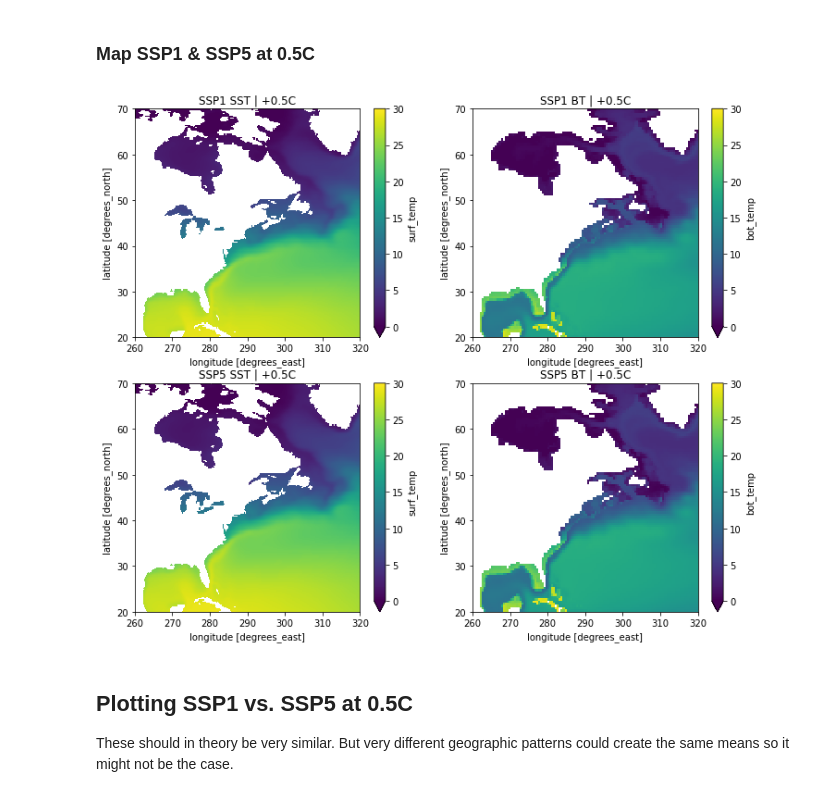
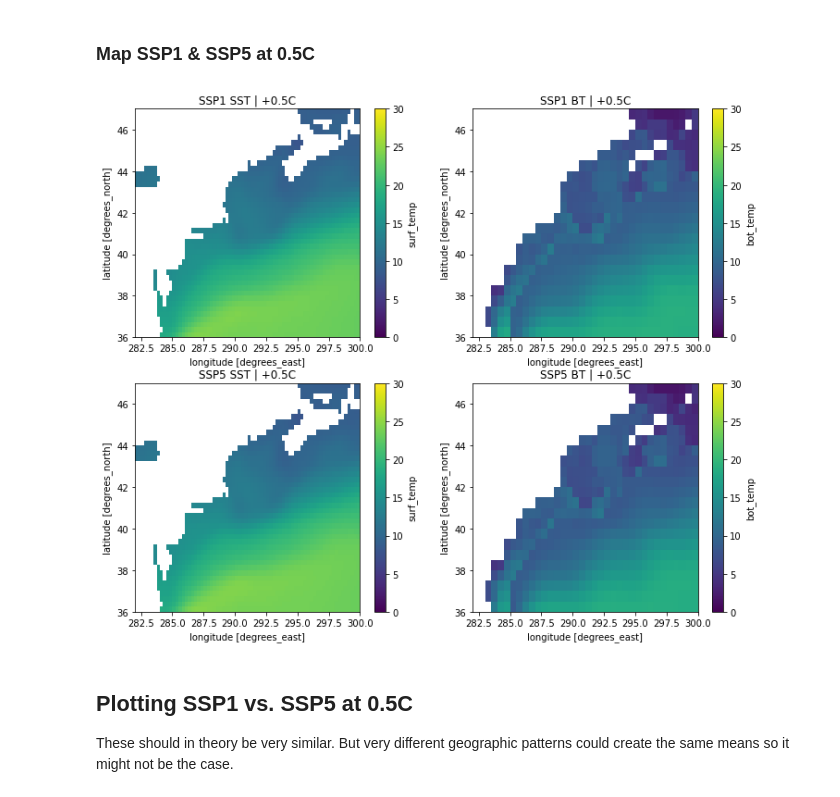
Before and after one commit to adamkemberling/sdm_workflow, a Jupyter notebook: CMIP6_processing/temperature_milestone_conditions.ipynb, the cells around one changed output. Drawn from its saved outputs; the diff is of its cells as text; code cells hidden in the pictures.

```diff
--- a/CMIP6_processing/temperature_milestone_conditions.ipynb
+++ b/CMIP6_processing/temperature_milestone_conditions.ipynb
@@ -148,30 +158,30 @@ ssp5_4C_btemp = ssp5_btemp.sel(time = slice("2095-01-01", "2099-12-31")).mean(di
 # %%
 # Set your chosen color map limits
 vmin = 0  # Minimum value for color mapping
 vmax = 30  # Maximum value for color mapping
 
 # Create subplots
 fig, axes = plt.subplots(2, 2, figsize=(12, 10))
 
 # Plot the first subplot
-ssp1_05C_stemp.surf_temp.plot(ax=axes[0, 0], cmap = "viridis", vmin=vmin, vmax=vmax)
+ssp1_05C_stemp.surf_temp.sel(longitude = slice(360-78, 360-60), latitude = slice(47, 36)).plot(ax=axes[0, 0], cmap = "viridis", vmin=vmin, vmax=vmax)
 axes[0, 0].set_title("SSP1 SST | +0.5C")
 
 # Plot the second subplot
-ssp1_05C_btemp.bot_temp.plot(ax=axes[0, 1], cmap = "viridis", vmin=vmin, vmax=vmax)
+ssp1_05C_btemp.bot_temp.sel(longitude = slice(360-78, 360-60), latitude = slice(47, 36)).plot(ax=axes[0, 1], cmap = "viridis", vmin=vmin, vmax=vmax)
 axes[0, 1].set_title("SSP1 BT | +0.5C")
 
 # Plot the first subplot
-ssp5_05C_stemp.surf_temp.plot(ax=axes[1, 0], cmap = "viridis", vmin=vmin, vmax=vmax)
+ssp5_05C_stemp.surf_temp.sel(longitude = slice(360-78, 360-60), latitude = slice(47, 36)).plot(ax=axes[1, 0], cmap = "viridis", vmin=vmin, vmax=vmax)
 axes[1, 0].set_title("SSP5 SST | +0.5C")
 
 # Plot the second subplot
-ssp5_05C_btemp.bot_temp.plot(ax=axes[1, 1], cmap = "viridis", vmin=vmin, vmax=vmax)
+ssp5_05C_btemp.bot_temp.sel(longitude = slice(360-78, 360-60), latitude = slice(47, 36)).plot(ax=axes[1, 1], cmap = "viridis", vmin=vmin, vmax=vmax)
 axes[1, 1].set_title("SSP5 BT | +0.5C")
 
 plt.show()
 # %% [output]
-[figure, old version]
+[figure, new version]
 # %% [markdown]
 ## Plotting SSP1 vs. SSP5 at 0.5C
 
```
Also changed, not shown: parts of 5 cells of this notebook, 5 other files.
